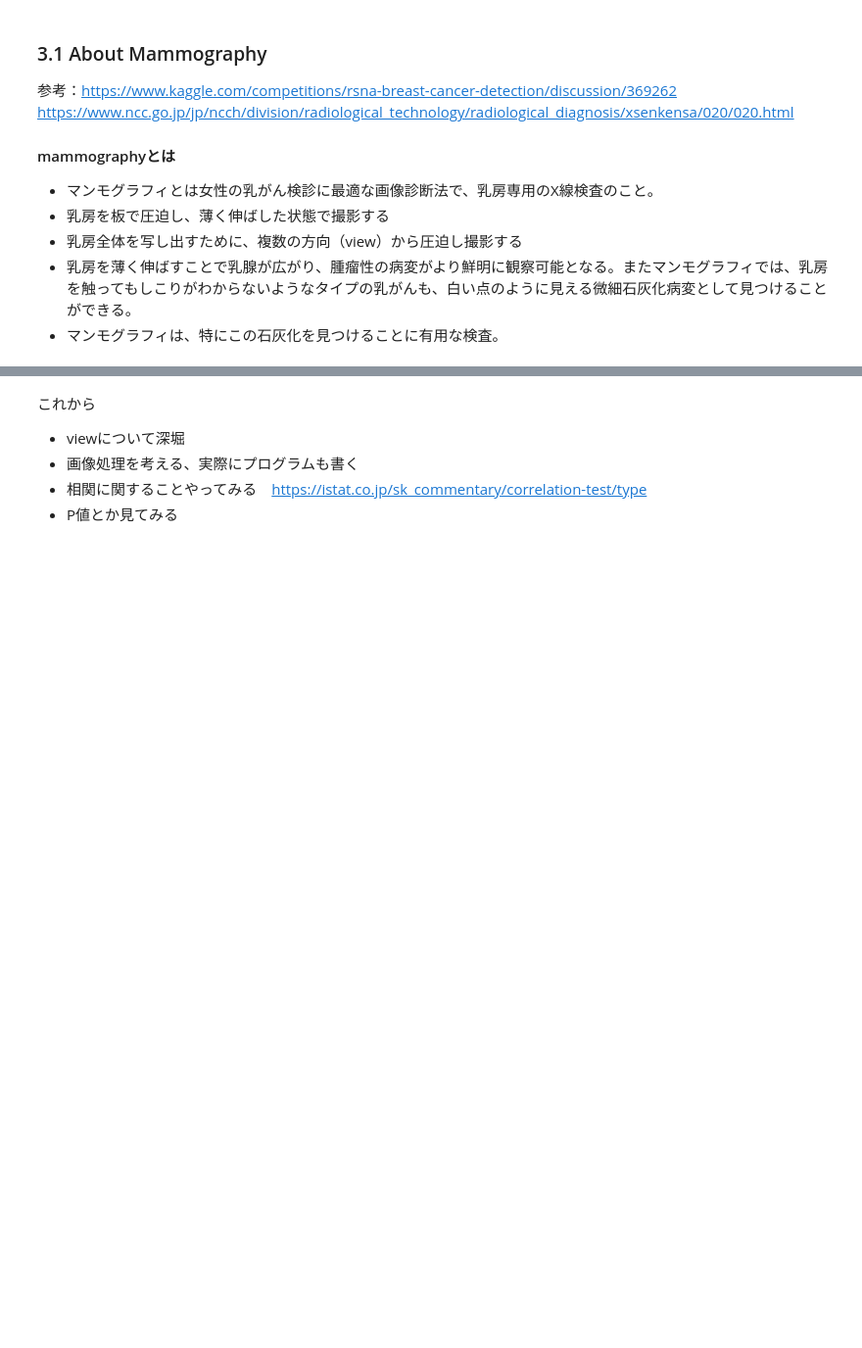
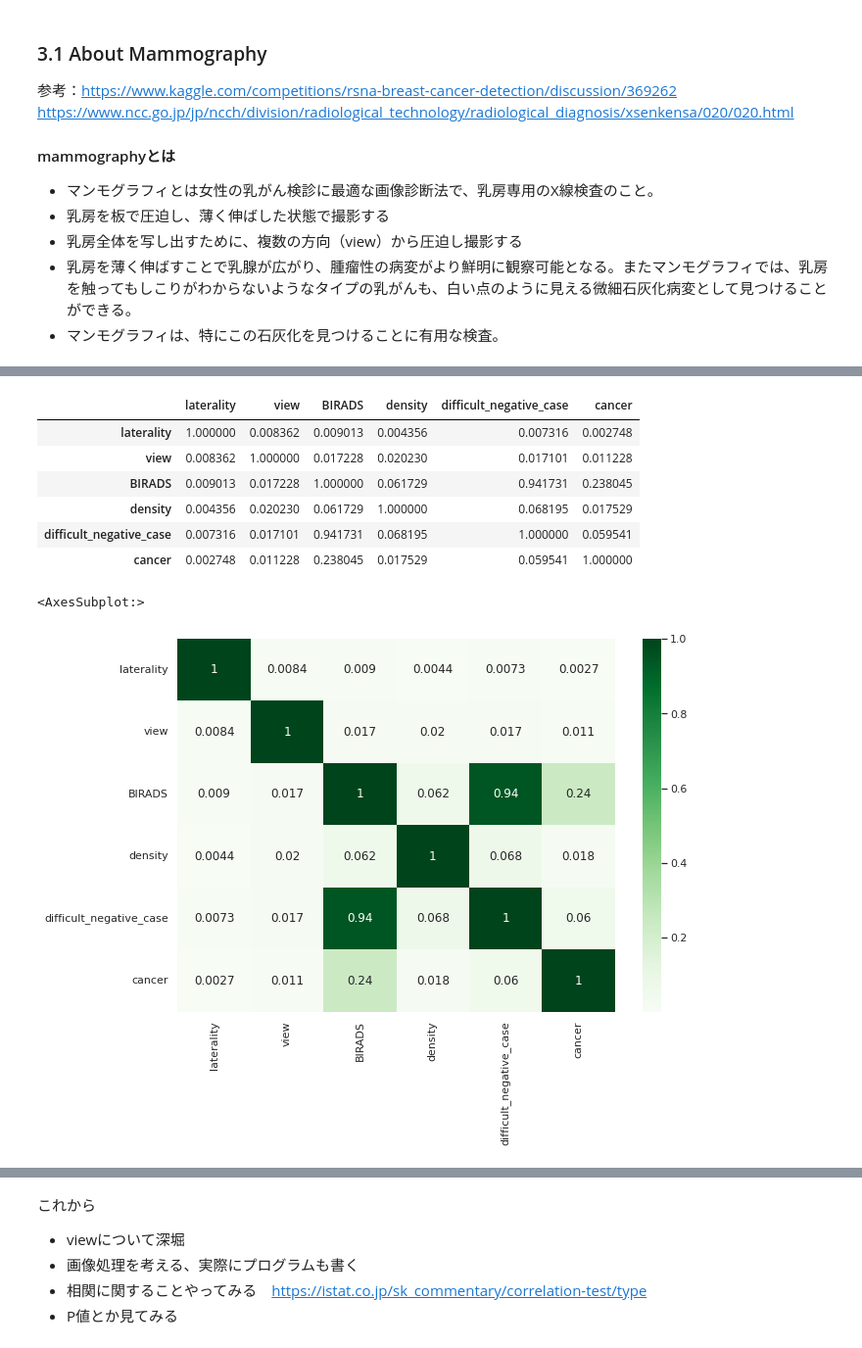
Before and after one commit to sanma-1230/kaggle-competition-rsna, a Jupyter notebook: rsna-eda.ipynb, the cells around one changed output, grey strips where cells are left out. Shown at 98% size. Cells and saved outputs as stored; diff of their text form; code cells hidden in the pictures; blank space fills up the shorter version.

```diff
--- a/rsna-eda.ipynb
+++ b/rsna-eda.ipynb
@@ -907,0 +913,37 @@ https://www.ncc.go.jp/jp/ncch/division/radiological_technology/radiological_diag
+# %%
+# クラメールの連関係数
+def cramersV(x, y):
+    """
+    Calc Cramer's V.
+
+    Parameters
+    ----------
+    x : {numpy.ndarray, pandas.Series}
+    y : {numpy.ndarray, pandas.Series}
+    """
+    table = np.array(pd.crosstab(x, y)).astype(np.float32)
+    n = table.sum()
+    colsum = table.sum(axis=0)
+    rowsum = table.sum(axis=1)
+    expect = np.outer(rowsum, colsum) / n
+    chisq = np.sum((table - expect) ** 2 / expect)
+    return np.sqrt(chisq / (n * (np.min(table.shape) - 1)))
+
+target_obj = ['laterality', 'view', 'BIRADS', 'density', 'difficult_negative_case', 'cancer']
+df = pd.DataFrame(columns=target_obj, index=target_obj).astype('float')
+for i in target_obj:
+    for j in target_obj:
+        df[i][j] = cramersV(train[i], train[j])
+display(df)
+plt.figure(figsize=(10,7))
+sns.heatmap(df, cmap='Greens', annot=True)
+# %% [output]
+|  | laterality | view | BIRADS | density | difficult_negative_case | cancer |
+| laterality | 1.000000 | 0.008362 | 0.009013 | 0.004356 | 0.007316 | 0.002748 |
+| view | 0.008362 | 1.000000 | 0.017228 | 0.020230 | 0.017101 | 0.011228 |
+| BIRADS | 0.009013 | 0.017228 | 1.000000 | 0.061729 | 0.941731 | 0.238045 |
+| density | 0.004356 | 0.020230 | 0.061729 | 1.000000 | 0.068195 | 0.017529 |
+| difficult_negative_case | 0.007316 | 0.017101 | 0.941731 | 0.068195 | 1.000000 | 0.059541 |
+| cancer | 0.002748 | 0.011228 | 0.238045 | 0.017529 | 0.059541 | 1.000000 |
+<AxesSubplot:>
+[figure, added]
```
Also changed, not shown: parts of 37 cells of this notebook.
